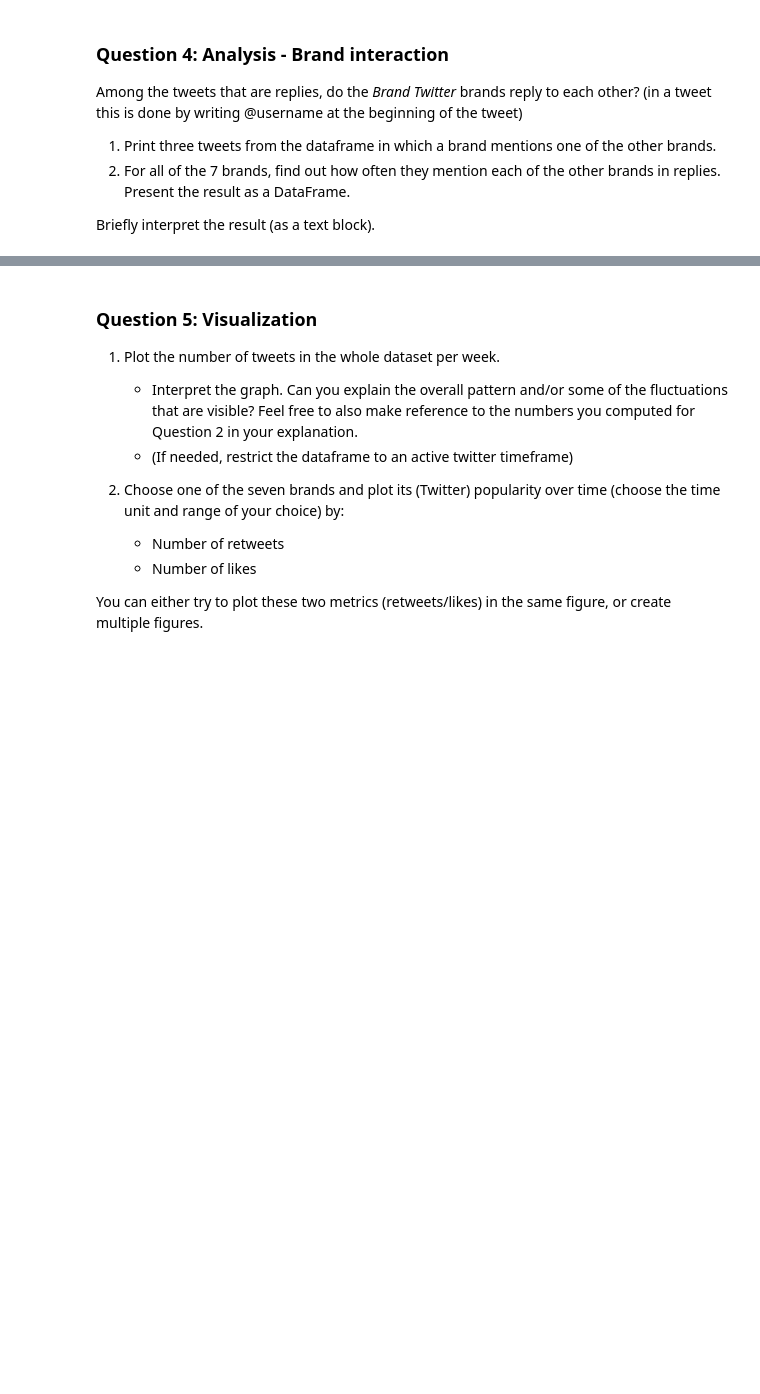
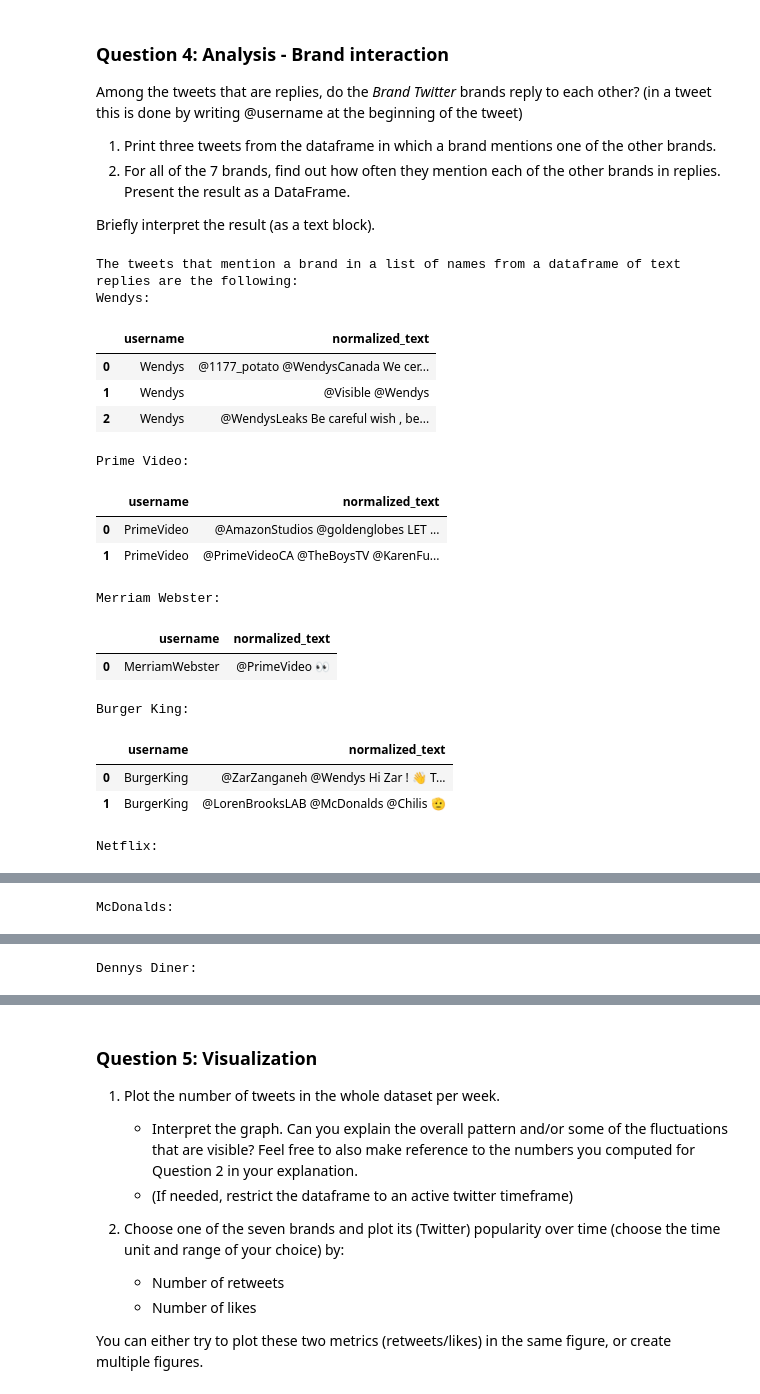
Before and after one commit to georgeccotea/georges-2023-coding-the-humanities, a Jupyter notebook: notebooks/exam/CtH-final/Exam_CtH_2023.ipynb, the cells around one changed output, grey strips where cells are left out. Saved outputs shown, nothing was run; the diff lists cells and outputs as text; code cells hidden in the pictures; blank space fills up the shorter version.

```diff
--- a/notebooks/exam/CtH-final/Exam_CtH_2023.ipynb
+++ b/notebooks/exam/CtH-final/Exam_CtH_2023.ipynb
@@ -367,0 +390,78 @@ Briefly interpret the result (as a text block).
+# %%
+import time
+#Creating a list of the brands' usernames
+brandUsernames = ['@Wendys', '@PrimeVideo', '@MerriamWebster', '@BurgerKing', '@Netflix', '@McDonalds', '@DennysDiner']
+#Creating a dataframe that has the the normalized tweet text and the username in fields where in_reply_to_user is not null per brand (i.e. only the replies)
+dfWendysReplyInteractionText = df_wendys[df_wendys['in_reply_to_user'].notnull()][['normalized_text', 'username']]
+dfPrimeReplyInteractionText = df_primevideo[df_primevideo['in_reply_to_user'].notnull()][['normalized_text', 'username']]
+dfMerriamReplyInteractionText = df_merriamwebster[df_merriamwebster['in_reply_to_user'].notnull()][['normalized_text', 'username']]
+dfBKReplyInteractionText = df_burgerking[df_burgerking['in_reply_to_user'].notnull()][['normalized_text', 'username']]
+dfNetflixReplyInteractionText = df_netflix[df_netflix['in_reply_to_user'].notnull()][['normalized_text', 'username']]
+dfMecReplyInteractionText = df_mcdonalds[df_mcdonalds['in_reply_to_user'].notnull()][['normalized_text', 'username']]
+dfDennysReplyInteractionText = df_dennysdiner[df_dennysdiner['in_reply_to_user'].notnull()][['normalized_text', 'username']]
+#Defining a function that stores the tweets that mention a brand in a list of names from a dataframe of text replies, excluding the tweets that are replies to the brand itself and outputs it as a dataframe of the username of the brand and the tweet
+def replyChecker(usernames, dataframe):
+    ''' This function takes a list of usernames and a dataframe as input and returns a list of tweets that mention a brand in a list of names from a dataframe
+    Input: usernames: a list of usernames
+           dataframe: a dataframe that contains the normalized text and the username of the tweets that are replies
+   Output: A dataframe that contains the username of the poster and the text of the tweet that mentions a brand in a list of names from a dataframe'''
+    #Creating an empty list to store the tweets that mention a brand in a list of names from a dataframe of text replies
+    tweetList = []
+    #Iterating over the usernames in the list of usernames
+    for username in usernames:
+        #Iterating over the rows in the dataframe
+        for index, row in dataframe.iterrows():
+            #Checking if the username is in the tweet and if the tweet is not a reply to the brand itself
+            if username in row['normalized_text'] and username not in row['username']:
+                #Appending the username and the tweet to the list
+                tweetList.append([row['username'], row['normalized_text']])
+    #Creating a dataframe from the list of tweets that mention a brand in a list of names from a dataframe of text replies
+    df = pd.DataFrame(tweetList, columns = ['username', 'normalized_text'])
+    #Returning the dataframe
+    return df
+
+#Applying the function to the dataframes of the replies
+dfWendysAdminRizz = replyChecker(brandUsernames, dfWendysReplyInteractionText)
+dfPrimeAdminRizz = replyChecker(brandUsernames, dfPrimeReplyInteractionText)
+dfMerriamAdminRizz = replyChecker(brandUsernames, dfMerriamReplyInteractionText)
+dfBKAdminRizz = replyChecker(brandUsernames, dfBKReplyInteractionText)
+dfNetflixAdminRizz = replyChecker(brandUsernames, dfNetflixReplyInteractionText)
+dfMecAdminRizz = replyChecker(brandUsernames, dfMecReplyInteractionText)
+dfDennysAdminRizz = replyChecker(brandUsernames, dfDennysReplyInteractionText)
+#Reducing the dataframes to the columns that are needed
+#Printing the dataframes in a table
+pd.set_option('display.max_colwidth', None)
+print("The tweets that mention a brand in a list of names from a dataframe of text replies are the following:")
+print("Wendys: ")
+display(dfWendysAdminRizz[0:3])
+print("Prime Video: ")
+display(dfPrimeAdminRizz[0:3])
+print("Merriam Webster: ")
+display(dfMerriamAdminRizz[0:3])
+print("Burger King: ")
+display(dfBKAdminRizz[0:3])
+print("Netflix: ")
+display(dfNetflixAdminRizz[0:3])
+print("McDonalds: ")
+display(dfMecAdminRizz[0:3])
+print("Dennys Diner: ")
+display(dfDennysAdminRizz[0:3])
+# %% [output]
+The tweets that mention a brand in a list of names from a dataframe of text replies are the following:
+Wendys:
+|  | username | normalized_text |
+| 0 | Wendys | @1177_potato @WendysCanada We cer... |
+| 1 | Wendys | @Visible @Wendys |
+| 2 | Wendys | @WendysLeaks Be careful wish , be... |
+Prime Video:
+|  | username | normalized_text |
+| 0 | PrimeVideo | @AmazonStudios @goldenglobes LET ... |
+| 1 | PrimeVideo | @PrimeVideoCA @TheBoysTV @KarenFu... |
+Merriam Webster:
+|  | username | normalized_text |
+| 0 | MerriamWebster | @PrimeVideo 👀 |
+Burger King:
+|  | username | normalized_text |
+| 0 | BurgerKing | @ZarZanganeh @Wendys Hi Zar ! 👋 T... |
+| 1 | BurgerKing | @LorenBrooksLAB @McDonalds @Chilis 🫡 |
+Netflix:
@@ -367,0 +472 @@ Briefly interpret the result (as a text block).
+McDonalds:
@@ -367,0 +476 @@ Briefly interpret the result (as a text block).
+Dennys Diner:
```
Also changed, not shown: parts of 11 cells of this notebook, 1 other file.
